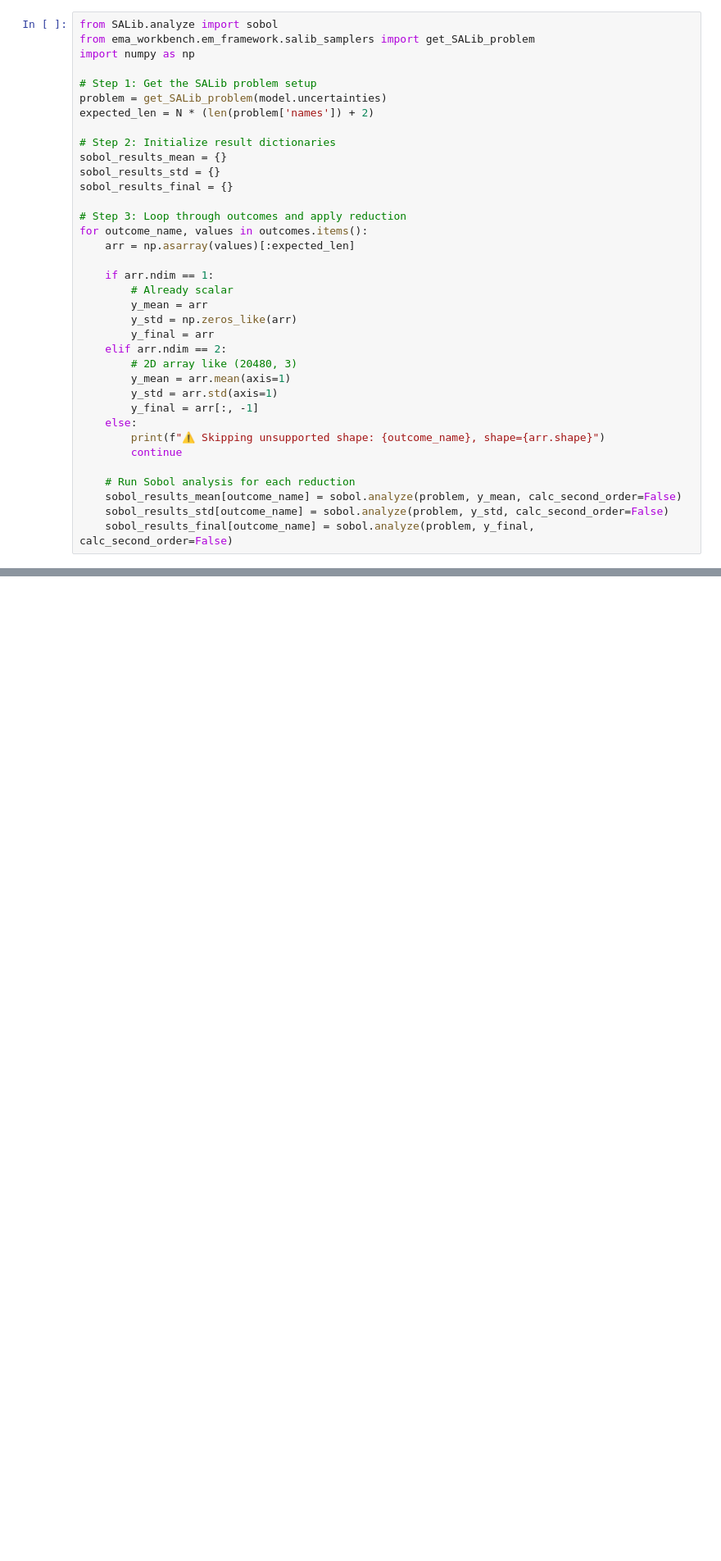
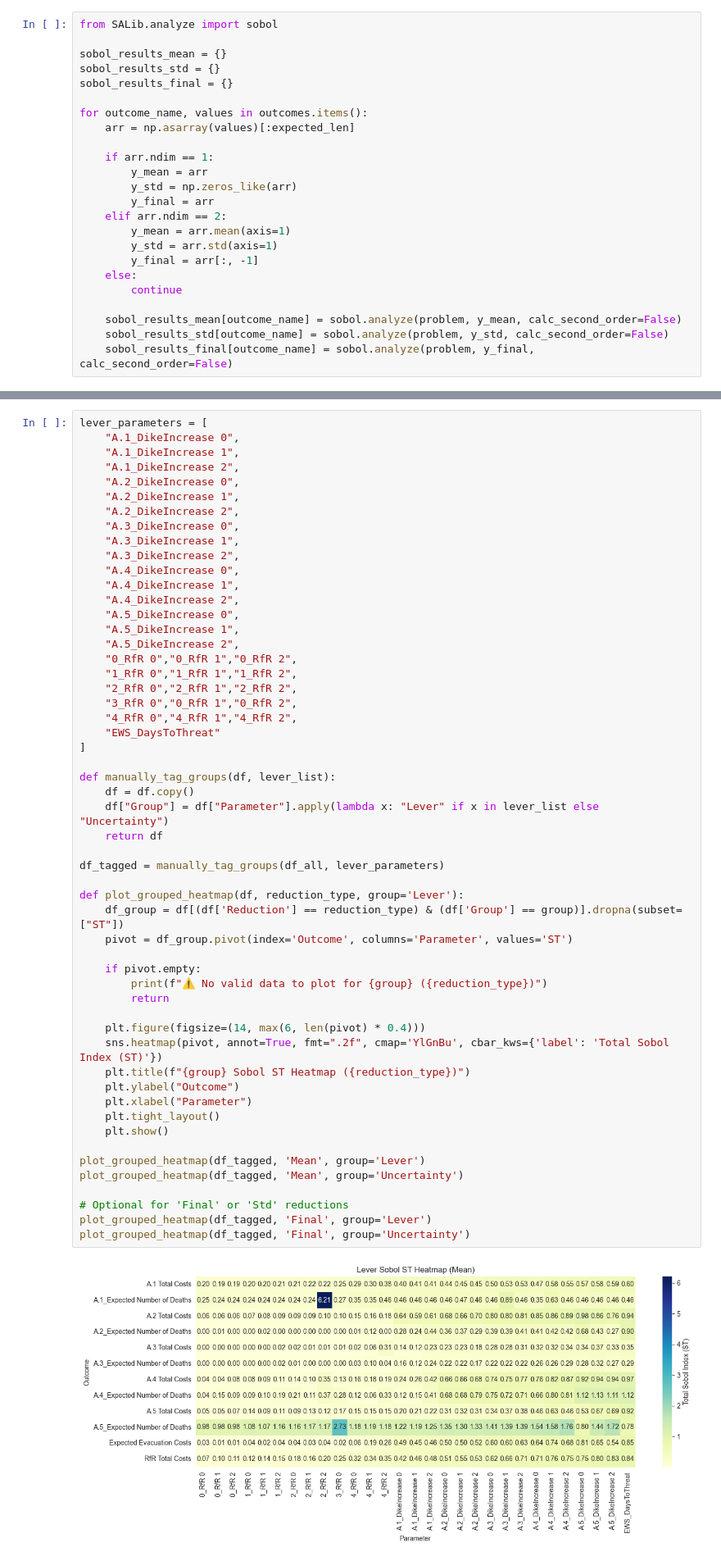
Before and after one commit to adaprecup/decision_making_assignments, a Jupyter notebook: final assignment EPA141/model_scripts/GSA.ipynb, the cells around one changed output, grey strips where cells are left out. Shown at 82% size. Saved outputs shown, nothing was run; the diff lists cells and outputs as text; blank space fills up the shorter version.

Commit message:
GSA (sobol and extra trees pf. 3)

```diff
--- a/final assignment EPA141/model_scripts/GSA.ipynb
+++ b/final assignment EPA141/model_scripts/GSA.ipynb
@@ -35,36 +58,24 @@ outcomes
 # %%
 from SALib.analyze import sobol
-from ema_workbench.em_framework.salib_samplers import get_SALib_problem
-import numpy as np
 
-# Step 1: Get the SALib problem setup
-problem = get_SALib_problem(model.uncertainties)
-expected_len = N * (len(problem['names']) + 2)
-
-# Step 2: Initialize result dictionaries
 sobol_results_mean = {}
 sobol_results_std = {}
 sobol_results_final = {}
 
-# Step 3: Loop through outcomes and apply reduction
 for outcome_name, values in outcomes.items():
     arr = np.asarray(values)[:expected_len]
 
     if arr.ndim == 1:
-        # Already scalar
         y_mean = arr
         y_std = np.zeros_like(arr)
         y_final = arr
     elif arr.ndim == 2:
-        # 2D array like (20480, 3)
         y_mean = arr.mean(axis=1)
         y_std = arr.std(axis=1)
         y_final = arr[:, -1]
     else:
-        print(f"⚠️ Skipping unsupported shape: {outcome_name}, shape={arr.shape}")
         continue
 
-    # Run Sobol analysis for each reduction
     sobol_results_mean[outcome_name] = sobol.analyze(problem, y_mean, calc_second_order=False)
     sobol_results_std[outcome_name] = sobol.analyze(problem, y_std, calc_second_order=False)
     sobol_results_final[outcome_name] = sobol.analyze(problem, y_final, calc_second_order=False)
@@ -123,0 +139,56 @@ plot_sobol_heatmap(df_all, 'Final')
+# %%
+lever_parameters = [
+    "A.1_DikeIncrease 0",
+    "A.1_DikeIncrease 1",
+    "A.1_DikeIncrease 2",
+    "A.2_DikeIncrease 0",
+    "A.2_DikeIncrease 1",
+    "A.2_DikeIncrease 2",
+    "A.3_DikeIncrease 0",
+    "A.3_DikeIncrease 1",
+    "A.3_DikeIncrease 2",
+    "A.4_DikeIncrease 0",
+    "A.4_DikeIncrease 1",
+    "A.4_DikeIncrease 2",
+    "A.5_DikeIncrease 0",
+    "A.5_DikeIncrease 1",
+    "A.5_DikeIncrease 2",
+    "0_RfR 0","0_RfR 1","0_RfR 2",
+    "1_RfR 0","1_RfR 1","1_RfR 2",
+    "2_RfR 0","2_RfR 1","2_RfR 2",
+    "3_RfR 0","0_RfR 1","0_RfR 2",
+    "4_RfR 0","4_RfR 1","4_RfR 2",
+    "EWS_DaysToThreat"
+]
+
+def manually_tag_groups(df, lever_list):
+    df = df.copy()
+    df["Group"] = df["Parameter"].apply(lambda x: "Lever" if x in lever_list else "Uncertainty")
+    return df
+
+df_tagged = manually_tag_groups(df_all, lever_parameters)
+
+def plot_grouped_heatmap(df, reduction_type, group='Lever'):
+    df_group = df[(df['Reduction'] == reduction_type) & (df['Group'] == group)].dropna(subset=["ST"])
+    pivot = df_group.pivot(index='Outcome', columns='Parameter', values='ST')
+
+    if pivot.empty:
+        print(f"⚠️ No valid data to plot for {group} ({reduction_type})")
+        return
+
+    plt.figure(figsize=(14, max(6, len(pivot) * 0.4)))
+    sns.heatmap(pivot, annot=True, fmt=".2f", cmap='YlGnBu', cbar_kws={'label': 'Total Sobol Index (ST)'})
+    plt.title(f"{group} Sobol ST Heatmap ({reduction_type})")
+    plt.ylabel("Outcome")
+    plt.xlabel("Parameter")
+    plt.tight_layout()
+    plt.show()
+
+plot_grouped_heatmap(df_tagged, 'Mean', group='Lever')
+plot_grouped_heatmap(df_tagged, 'Mean', group='Uncertainty')
+
+# Optional for 'Final' or 'Std' reductions
+plot_grouped_heatmap(df_tagged, 'Final', group='Lever')
+plot_grouped_heatmap(df_tagged, 'Final', group='Uncertainty')
+# %% [output]
+[figure, added]
```
Also changed, not shown: parts of 9 cells of this notebook, 1 other file.
